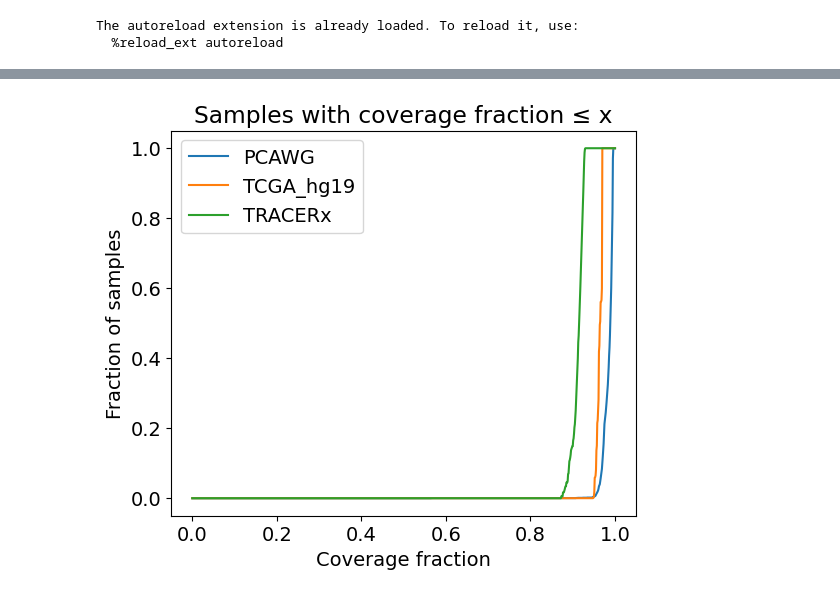
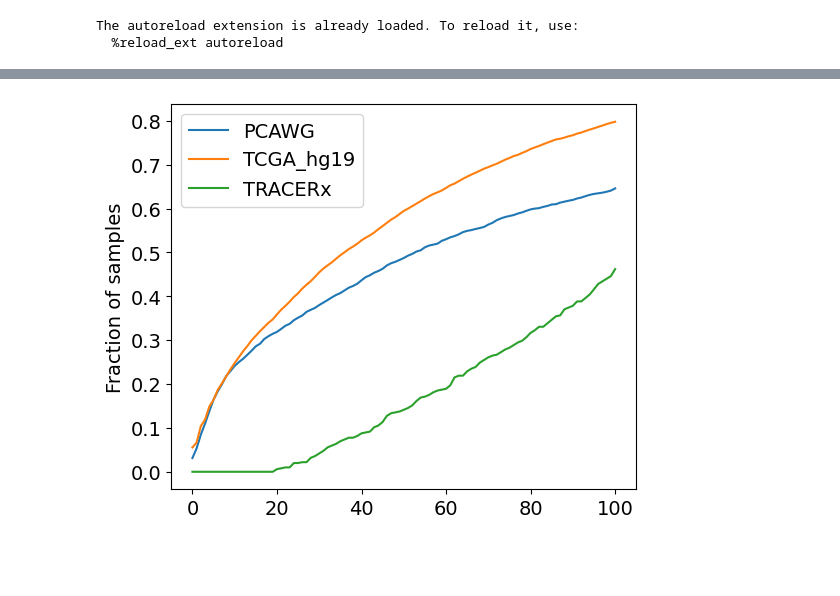
Before and after one commit to ICCB-Cologne/CNSistent, a Jupyter notebook: notebooks/analyze/analyze_cutoffs.ipynb, the cells around one changed output, grey strips where cells are left out. Saved outputs shown, nothing was run; the diff lists cells and outputs as text; code cells hidden in the pictures; blank space fills up the shorter version.

```diff
--- a/notebooks/analyze/analyze_cutoffs.ipynb
+++ b/notebooks/analyze/analyze_cutoffs.ipynb
@@ -39,15 +91,14 @@ plt.savefig(f"{img_path}/fig_samples_imbalance_fraction_full{file_type}", bbox_i
 # %%
-for k, v in sample_count.items():
-    plt.plot(cutoff[:50], v[:50], label=k)
-# add a vertical line at 0.01
-plt.axvline(x=0.001, color="red", linestyle="--")
+for k, v in cov_count.items():
+    plt.plot(cov_cutoffs[k], v, label=k, color=data[k].color)
+    knee_point, knee_value = find_knee(v, convex=False, dist=20)
+    print(k, knee_point, knee_value)
+    x_pos = cov_cutoffs[k][knee_point]
+    plt.axvline(x_pos, color=data[k].color, linestyle="--", label=f"{x_pos:.4f}")
+
 plt.xlabel("Imbalance fraction")
 plt.ylabel("Fraction of samples")
+plt.legend()
 plt.title(f"Samples with imbalance fraction ≤ x")
-plt.legend()
-# add a text to the vertical line
-plt.text(0.001, 0.05, " cutoff = 0.001", rotation=0, verticalalignment="center", horizontalalignment="left", color="red")
-
-
-plt.savefig(f"{img_path}/fig_samples_imbalance_fraction{file_type}", bbox_inches="tight")
+plt.savefig(f"{img_path}/fig_samples_coverage_fraction_full{file_type}", bbox_inches="tight")
 # %% [output]
@@ -55,21 +109,17 @@ plt.savefig(f"{img_path}/fig_samples_imbalance_fraction{file_type}", bbox_inches
-# %%
-cutoff = np.arange(0, 1.001, 0.001)
-coverage_count = {}
-for k, v in data.items():
-    coverage_count[k] = []
-    for i in cutoff:
-        below = v.samples.query(f"cover_frac_aut <= {i}").shape[0]
-        coverage_count[k].append(below / v.samples.shape[0])
+# %%
+break_count = {}
+break_cutoffs = {}
+feature = "breaks_aut"
+steps = 100
+for k, v in data.items():
+    break_cutoffs[k], break_count[k] = count_below_lim(v.samples[feature], max = steps, steps=steps)
 # %%
-for k, v in coverage_count.items():
-    plt.plot(cutoff, v, label=k)
+for k, v in break_count.items():
+    plt.plot(break_cutoffs[k], v, label=k, color=data[k].color)
+    x_pos = break_cutoffs[k][knee_point]
 
-plt.xlabel("Coverage fraction")
 plt.ylabel("Fraction of samples")
 plt.legend()
-plt.title("Samples with coverage fraction ≤ x")
-
-
-plt.savefig(f"{img_path}/fig_samples_coverage_fraction_full{file_type}", bbox_inches="tight")
+plt.savefig(f"{img_path}/fig_samples_breaks_fraction_full{file_type}", bbox_inches="tight")
 # %% [output]
-[figure, old version]
+[figure, new version]
```
Also changed, not shown: parts of 11 cells of this notebook, 1 other file.
